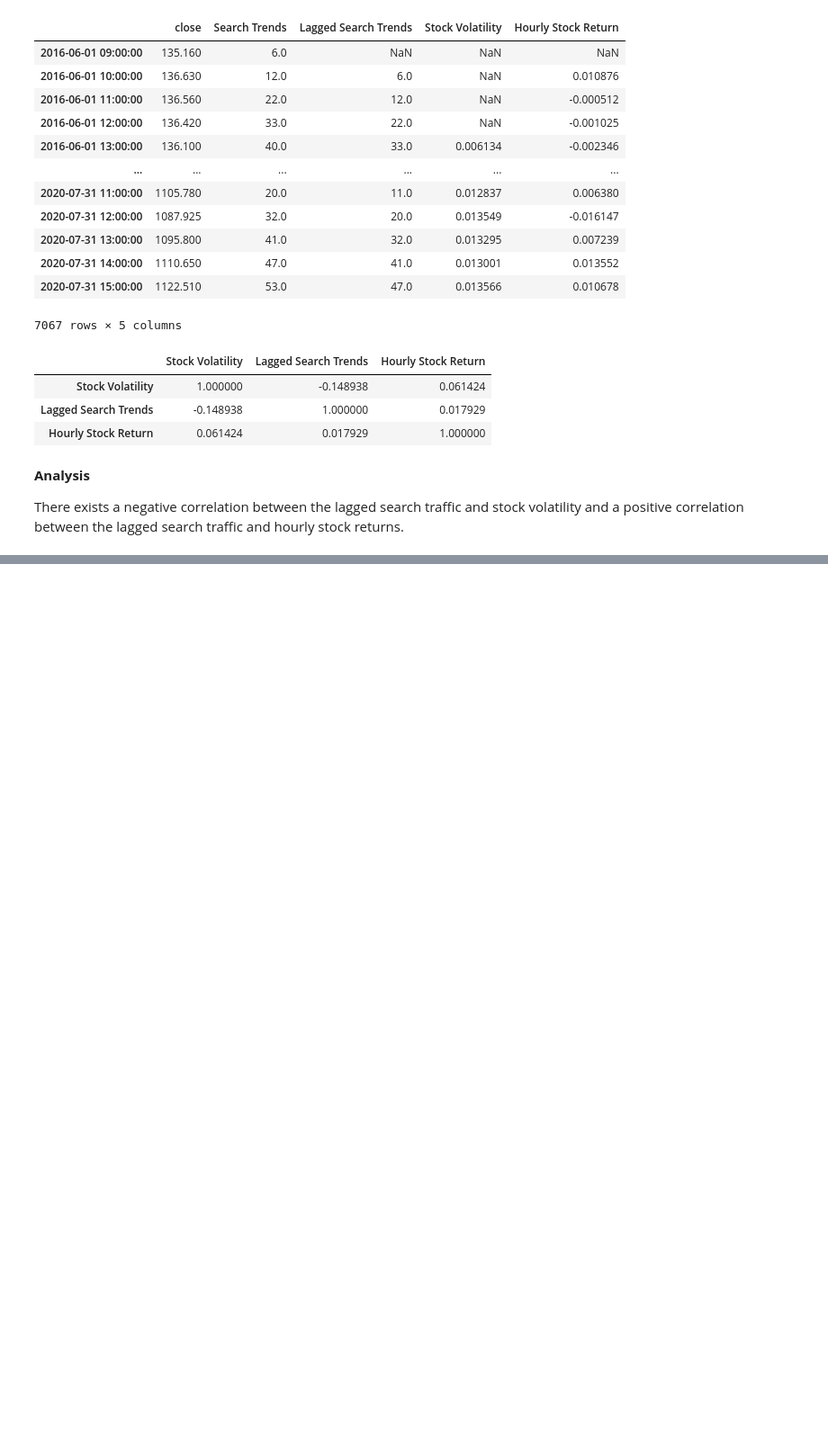
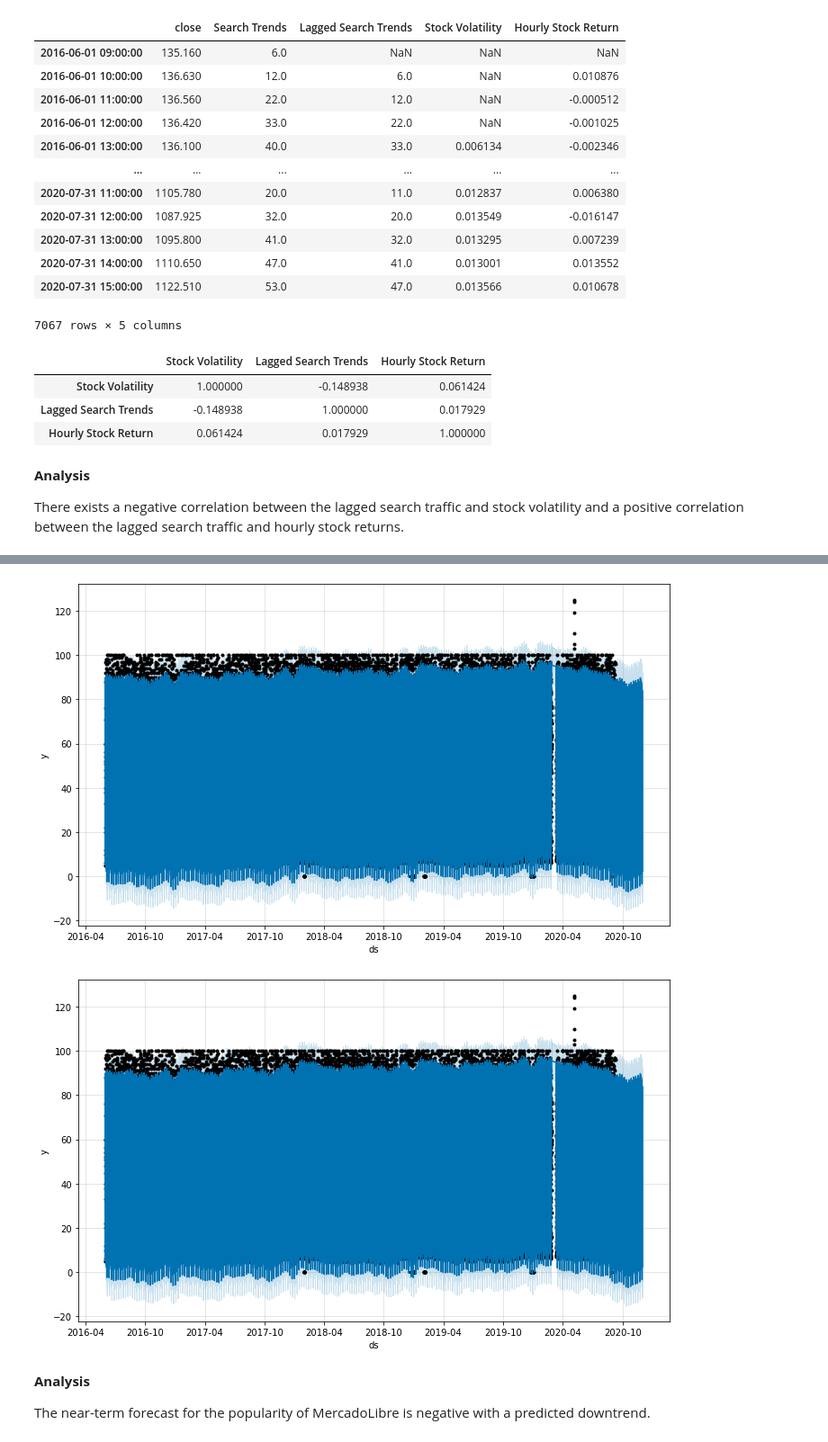
Before and after one commit to MajidKouki/c9-forecasting-net-profit, a Jupyter notebook: forecasting_net_prophet.ipynb, the cells around one changed output, grey strips where cells are left out. Shown at 90% size. Cells and saved outputs as stored; diff of their text form; code cells hidden in the pictures; blank space fills up the shorter version.

Commit message:
Updated forecasting and Prophet sections.

```diff
--- a/forecasting_net_prophet.ipynb
+++ b/forecasting_net_prophet.ipynb
@@ -542,0 +358,6 @@ mercado_sales_forecast_quarter = # YOUR CODE HERE
+# %%
+# Call Prophet function and store as object
+model_mercado_trends = Prophet()
+# %%
+# Fit the time-series model
+model_mercado_trends.fit(mercado_prophet_df)
@@ -542,0 +368,6 @@ mercado_sales_forecast_quarter = # YOUR CODE HERE
+# %%
+# Create future dataframe to hold predictions
+future_mercado_trends = model_mercado_trends.make_future_dataframe(periods=2000, freq="H")
+
+# Verify dataframe
+future_mercado_trends
@@ -542,0 +388,6 @@ mercado_sales_forecast_quarter = # YOUR CODE HERE
+# %%
+# Make the predictions for trend data using future_mercado_trends
+forecast_mercado_trends = model_mercado_trends.predict(future_mercado_trends)
+
+# Verify dataframe
+forecast_mercado_trends
@@ -542,0 +408,10 @@ mercado_sales_forecast_quarter = # YOUR CODE HERE
+# %%
+# Plot the Prophet predictions for the Mercado trends data
+model_mercado_trends.plot(forecast_mercado_trends)
+# %% [output]
+[figure, added]
+[figure, added]
+# %% [markdown]
+**Analysis**
+
+The near-term forecast for the popularity of MercadoLibre is negative with a predicted downtrend.
```
Also changed, not shown: parts of 62 cells of this notebook.
